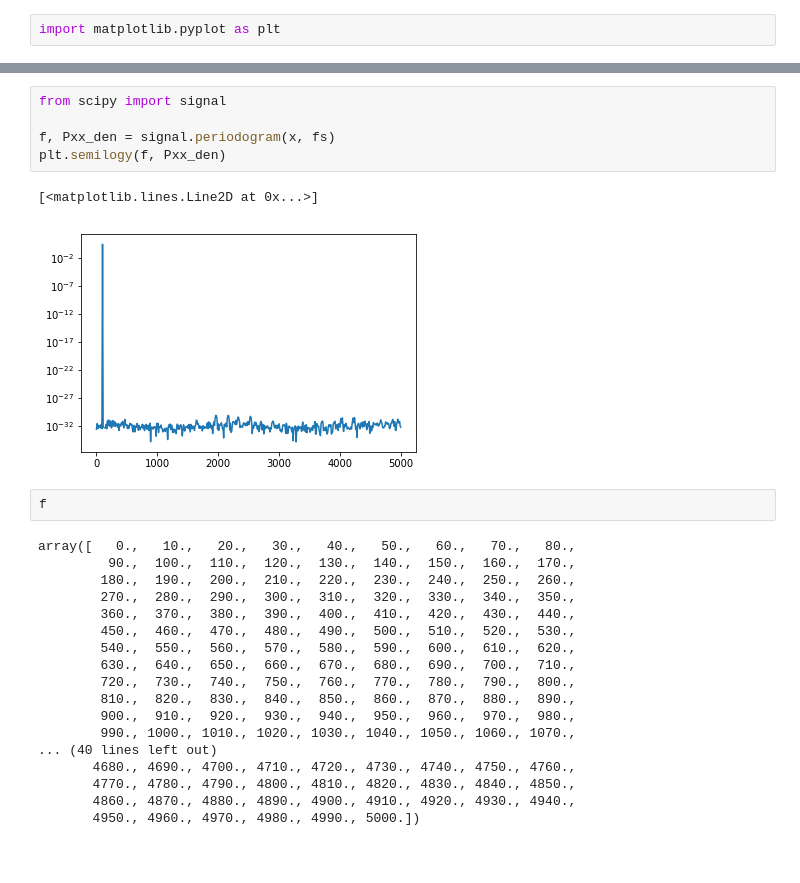
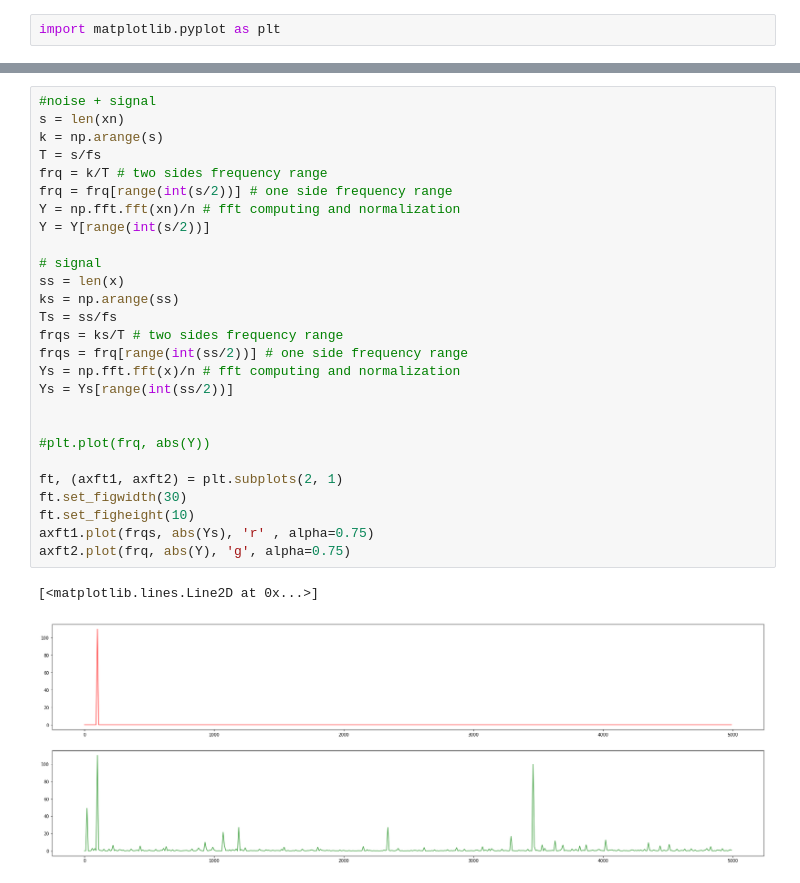
Before and after one commit to SGRGit/gwOsc, a Jupyter notebook: CreateSampleSignalProc.ipynb, the cells around one changed output, grey strips where cells are left out. Cells and saved outputs as stored; diff of their text form; blank space fills up the shorter version.

```diff
--- a/CreateSampleSignalProc.ipynb
+++ b/CreateSampleSignalProc.ipynb
@@ -47,28 +38,30 @@ ValueError: ignored
-# %%
-from scipy import signal
-
-f, Pxx_den = signal.periodogram(x, fs)
-plt.semilogy(f, Pxx_den)
-# %% [output]
-[<matplotlib.lines.Line2D at 0x...>]
-[figure, removed]
-# %%
-f
-# %% [output]
-array([   0.,   10.,   20.,   30.,   40.,   50.,   60.,   70.,   80.,
-         90.,  100.,  110.,  120.,  130.,  140.,  150.,  160.,  170.,
-        180.,  190.,  200.,  210.,  220.,  230.,  240.,  250.,  260.,
-        270.,  280.,  290.,  300.,  310.,  320.,  330.,  340.,  350.,
-        360.,  370.,  380.,  390.,  400.,  410.,  420.,  430.,  440.,
-        450.,  460.,  470.,  480.,  490.,  500.,  510.,  520.,  530.,
-        540.,  550.,  560.,  570.,  580.,  590.,  600.,  610.,  620.,
-        630.,  640.,  650.,  660.,  670.,  680.,  690.,  700.,  710.,
-        720.,  730.,  740.,  750.,  760.,  770.,  780.,  790.,  800.,
-        810.,  820.,  830.,  840.,  850.,  860.,  870.,  880.,  890.,
-        900.,  910.,  920.,  930.,  940.,  950.,  960.,  970.,  980.,
-        990., 1000., 1010., 1020., 1030., 1040., 1050., 1060., 1070.,
-... (40 lines left out)
-       4680., 4690., 4700., 4710., 4720., 4730., 4740., 4750., 4760.,
-       4770., 4780., 4790., 4800., 4810., 4820., 4830., 4840., 4850.,
-       4860., 4870., 4880., 4890., 4900., 4910., 4920., 4930., 4940.,
-       4950., 4960., 4970., 4980., 4990., 5000.])
+# %%
+#noise + signal
+s = len(xn)
+k = np.arange(s)
+T = s/fs
+frq = k/T # two sides frequency range
+frq = frq[range(int(s/2))] # one side frequency range
+Y = np.fft.fft(xn)/n # fft computing and normalization
+Y = Y[range(int(s/2))]
+
+# signal
+ss = len(x)
+ks = np.arange(ss)
+Ts = ss/fs
+frqs = ks/T # two sides frequency range
+frqs = frq[range(int(ss/2))] # one side frequency range
+Ys = np.fft.fft(x)/n # fft computing and normalization
+Ys = Ys[range(int(ss/2))]
+
+
+#plt.plot(frq, abs(Y))
+
+ft, (axft1, axft2) = plt.subplots(2, 1)
+ft.set_figwidth(30)
+ft.set_figheight(10)
+axft1.plot(frqs, abs(Ys), 'r' , alpha=0.75)
+axft2.plot(frq, abs(Y), 'g', alpha=0.75)
+# %% [output]
+[<matplotlib.lines.Line2D at 0x...>]
+[figure, added]
```
Also changed, not shown: parts of 3 cells of this notebook.
